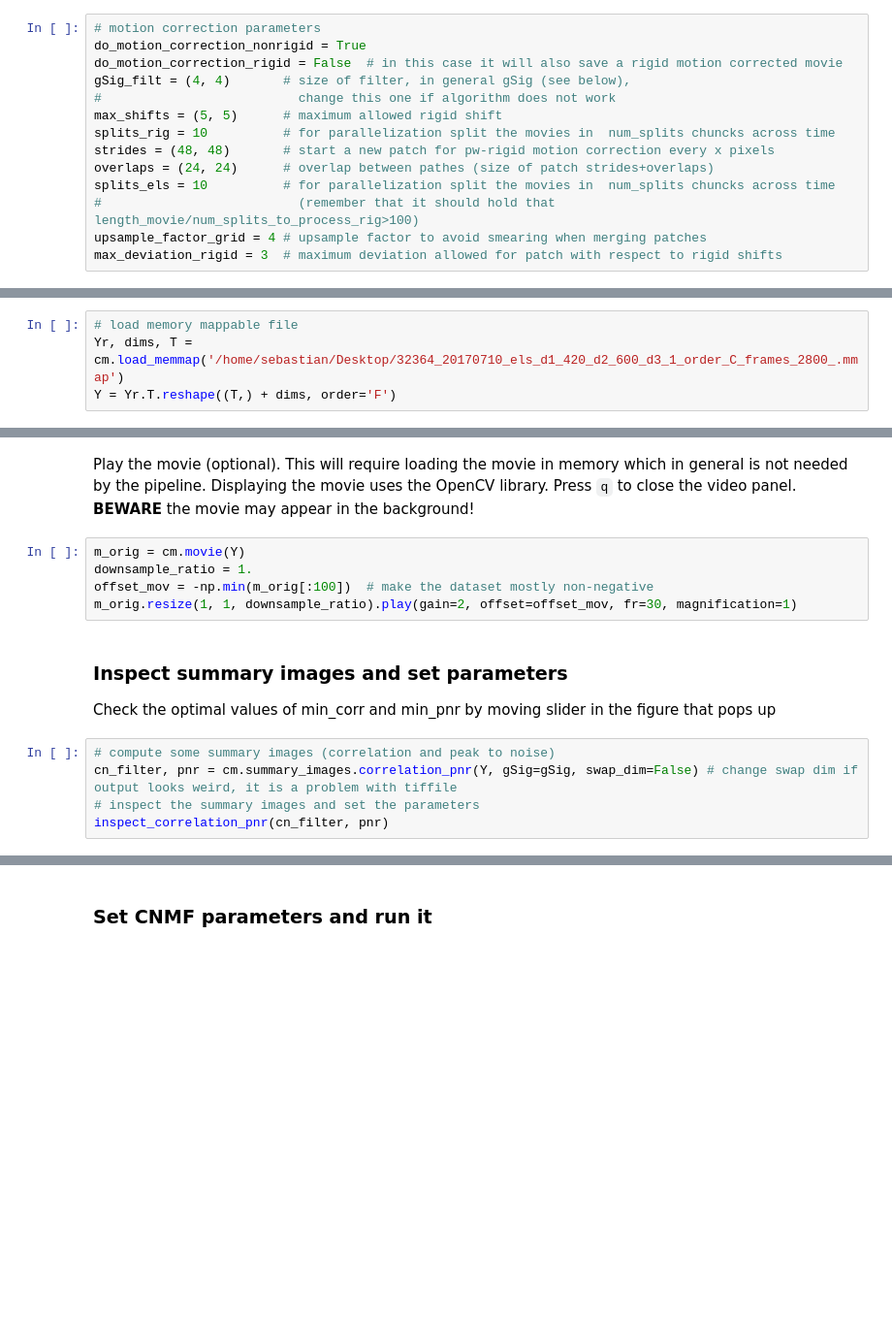
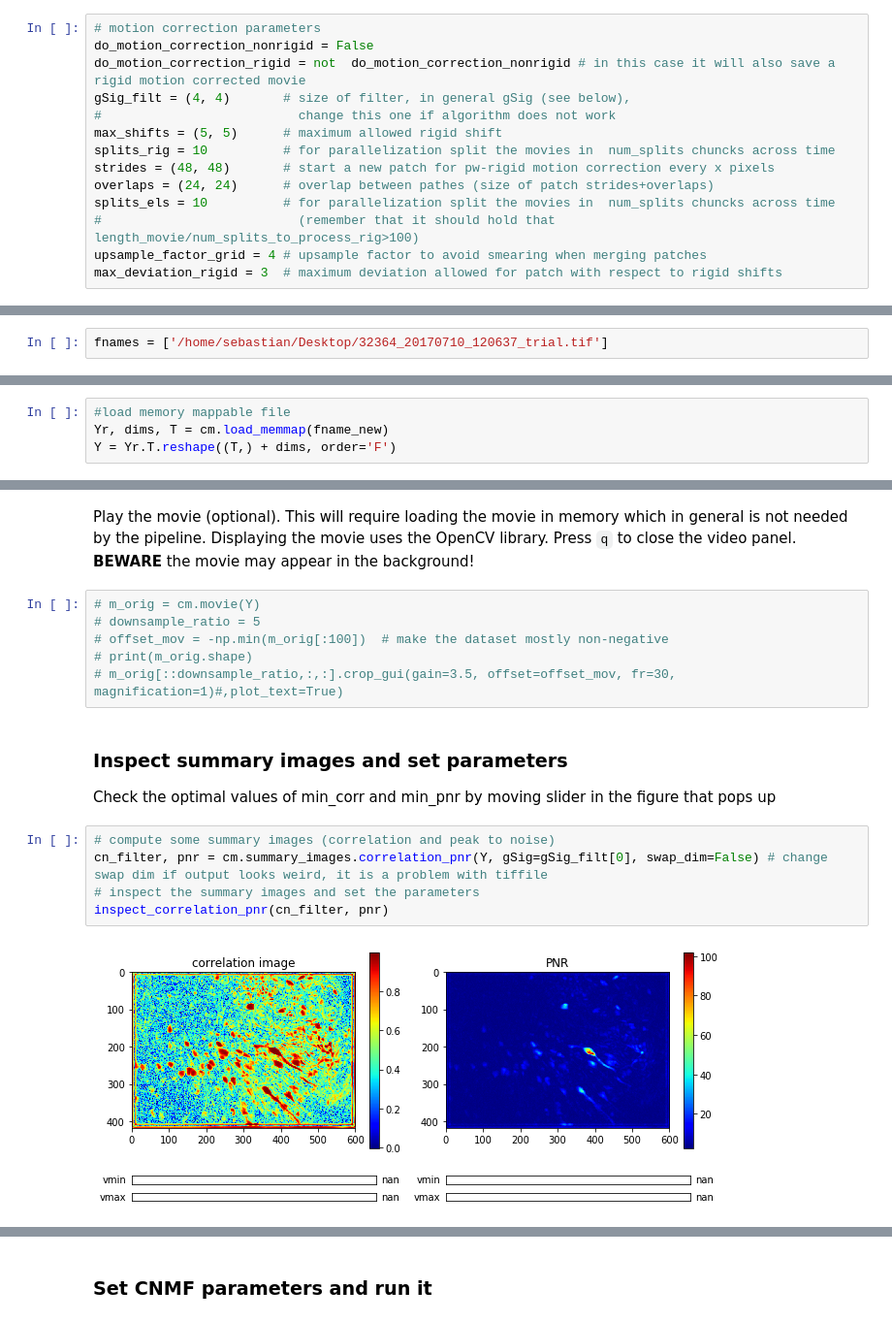
Before and after one commit to sebastiantiesmeyer/CaImAn, a Jupyter notebook: RadboudMemDyn/notebooks/demo_pipeline_cnmfE.ipynb, the cells around one changed output, grey strips where cells are left out. Shown at 97% size. Saved outputs shown, nothing was run; the diff lists cells and outputs as text; blank space fills up the shorter version.

```diff
--- a/RadboudMemDyn/notebooks/demo_pipeline_cnmfE.ipynb
+++ b/RadboudMemDyn/notebooks/demo_pipeline_cnmfE.ipynb
@@ -45,8 +47,8 @@ frate = 10                       # movie frame rate
 decay_time = 0.1                 # length of a typical transient in seconds
 # %%
 # motion correction parameters
-do_motion_correction_nonrigid = True
-do_motion_correction_rigid = False  # in this case it will also save a rigid motion corrected movie
+do_motion_correction_nonrigid = False
+do_motion_correction_rigid = not  do_motion_correction_nonrigid # in this case it will also save a rigid motion corrected movie
 gSig_filt = (4, 4)       # size of filter, in general gSig (see below),
 #                          change this one if algorithm does not work
 max_shifts = (5, 5)      # maximum allowed rigid shift
@@ -97,0 +66,2 @@ fnames = ['/home/sebastian/Desktop/32364_trial_20170710_120637-cropped.tif']#[do
+# %%
+fnames = ['/home/sebastian/Desktop/32364_20170710_120637_trial.tif']
@@ -358,6 +325,6 @@ mmap
 SAVING WITH numpy.tofile()
 [figure]
 # %%
-# load memory mappable file
-Yr, dims, T = cm.load_memmap('/home/sebastian/Desktop/32364_20170710_els_d1_420_d2_600_d3_1_order_C_frames_2800_.mmap')
+#load memory mappable file
+Yr, dims, T = cm.load_memmap(fname_new)
 Y = Yr.T.reshape((T,) + dims, order='F')
@@ -364,17 +335,20 @@ Y = Yr.T.reshape((T,) + dims, order='F')
 # %% [markdown]
 Play the movie (optional). This will require loading the movie in memory which in general is not needed by the pipeline. Displaying the movie uses the OpenCV library. Press `q` to close the video panel. **BEWARE** the movie may appear in the background!
 # %%
-m_orig = cm.movie(Y)
-downsample_ratio = 1.
-offset_mov = -np.min(m_orig[:100])  # make the dataset mostly non-negative
-m_orig.resize(1, 1, downsample_ratio).play(gain=2, offset=offset_mov, fr=30, magnification=1)
+# m_orig = cm.movie(Y)
+# downsample_ratio = 5
+# offset_mov = -np.min(m_orig[:100])  # make the dataset mostly non-negative
+# print(m_orig.shape)
+# m_orig[::downsample_ratio,:,:].crop_gui(gain=3.5, offset=offset_mov, fr=30, magnification=1)#,plot_text=True)
 # %% [markdown]
 ### Inspect summary images and set parameters
 Check the optimal values of min_corr and min_pnr by moving slider in the figure that pops up
 # %%
 # compute some summary images (correlation and peak to noise)
-cn_filter, pnr = cm.summary_images.correlation_pnr(Y, gSig=gSig, swap_dim=False) # change swap dim if output looks weird, it is a problem with tiffile
+cn_filter, pnr = cm.summary_images.correlation_pnr(Y, gSig=gSig_filt[0], swap_dim=False) # change swap dim if output looks weird, it is a problem with tiffile
 # inspect the summary images and set the parameters
 inspect_correlation_pnr(cn_filter, pnr)
+# %% [output]
+[figure, added]
 # %%
 # print parameters set above, modify them if necessary based on summary images
```
Also changed, not shown: parts of 27 cells of this notebook.
